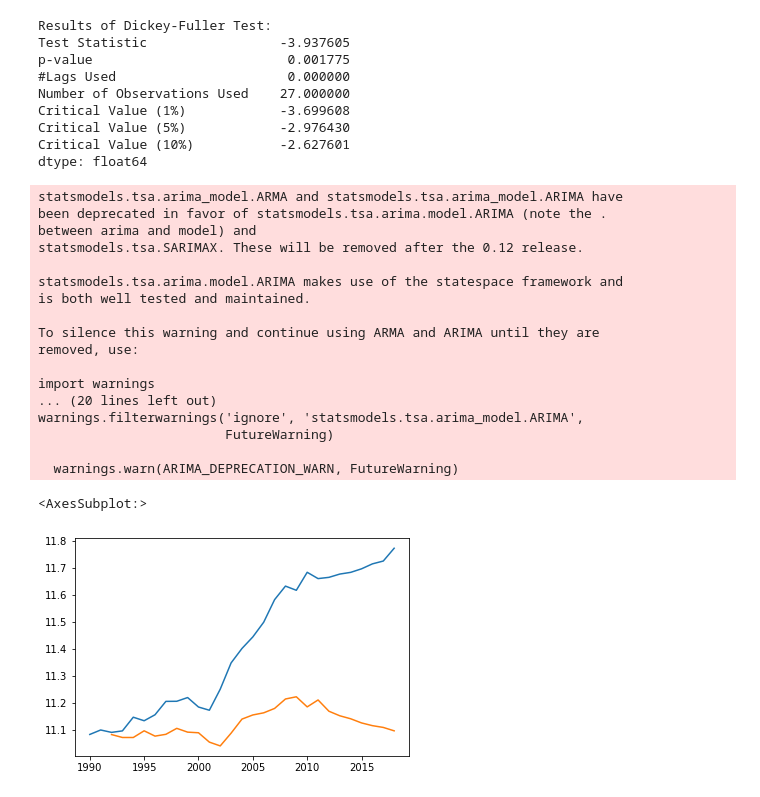
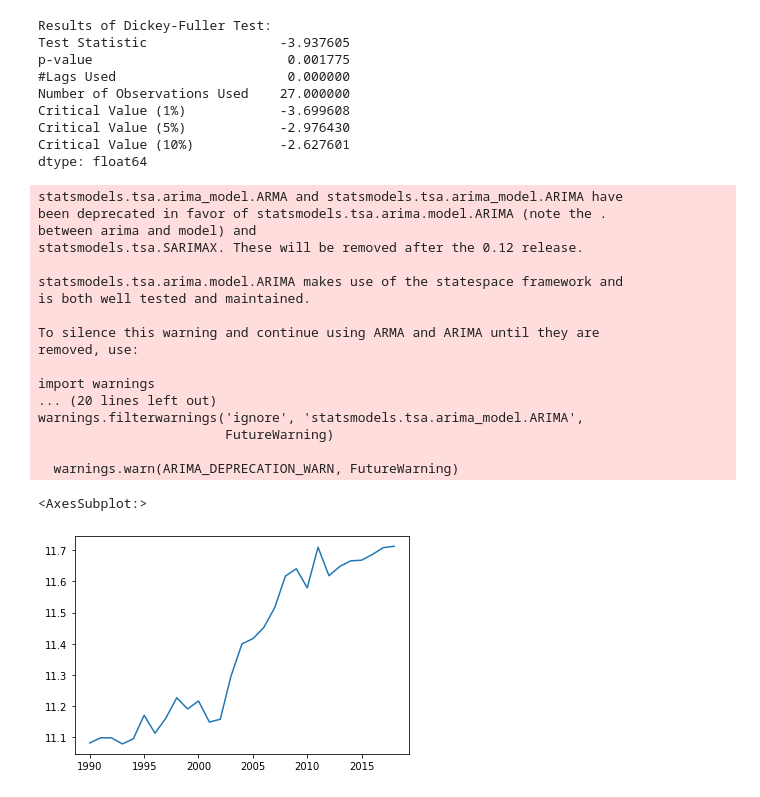
Before and after one commit to VitorHugoOli/Analise_Dados_Energetico, a Jupyter notebook: src/Aprendizado.ipynb, the cells around one changed output. Cells and saved outputs as stored; diff of their text form; code cells hidden in the pictures.

```diff
--- a/src/Aprendizado.ipynb
+++ b/src/Aprendizado.ipynb
@@ -89,13 +89,19 @@ def diferencia(serie):
         res[i] = serie[i] - serie[ant]
         ant = i
     return res
-def reDiferencia(diferenciado, inicial):
-    res = pd.Series(index=diferenciado.index)
-    res[diferenciado.index[0]] = diferenciado[diferenciado.index[0]] + inicial
-    temp = diferenciado.index[0]
-    for i in diferenciado.index[1:]:
-        res[i] = diferenciado[i] + res[temp]
-        temp = i
+def difreverse(serie, diferenciado):
+    res = diferenciado.copy()
+    val = True
+    ant = 0
+    for i in serie.index[2:]:
+        if val:
+            ant = serie.index[1]
+            val = False
+        res[i] = res[i] + serie[ant]
+        ant = i
+    res = res.append(serie.head(1))
+    res = res.append(serie.head(2))
+    res.sort_index(inplace=True)
     return res
 # %%
 renew['Production (ktoe)']
@@ -144,26 +150,25 @@ dtype: float64
 # %%
 model = ARIMA(dif*-1, order=(2, 1, 2))
 result = model.fit(disp=-1)
 novo = result.fittedvalues
-log.plot()
-reDiferencia(novo,log[1990]).plot()
+difreverse(log,novo).plot()
 # %% [output]
 statsmodels.tsa.arima_model.ARMA and statsmodels.tsa.arima_model.ARIMA have
 been deprecated in favor of statsmodels.tsa.arima.model.ARIMA (note the .
 between arima and model) and
 statsmodels.tsa.SARIMAX. These will be removed after the 0.12 release.
 
 statsmodels.tsa.arima.model.ARIMA makes use of the statespace framework and
 is both well tested and maintained.
 
 To silence this warning and continue using ARMA and ARIMA until they are
 removed, use:
 
 import warnings
 ... (20 lines left out)
 warnings.filterwarnings('ignore', 'statsmodels.tsa.arima_model.ARIMA',
                         FutureWarning)
 
   warnings.warn(ARIMA_DEPRECATION_WARN, FutureWarning)
 <AxesSubplot:>
-[figure, old version]
+[figure, new version]
```
Also changed, not shown: parts of 2 cells of this notebook, 1 other file.
